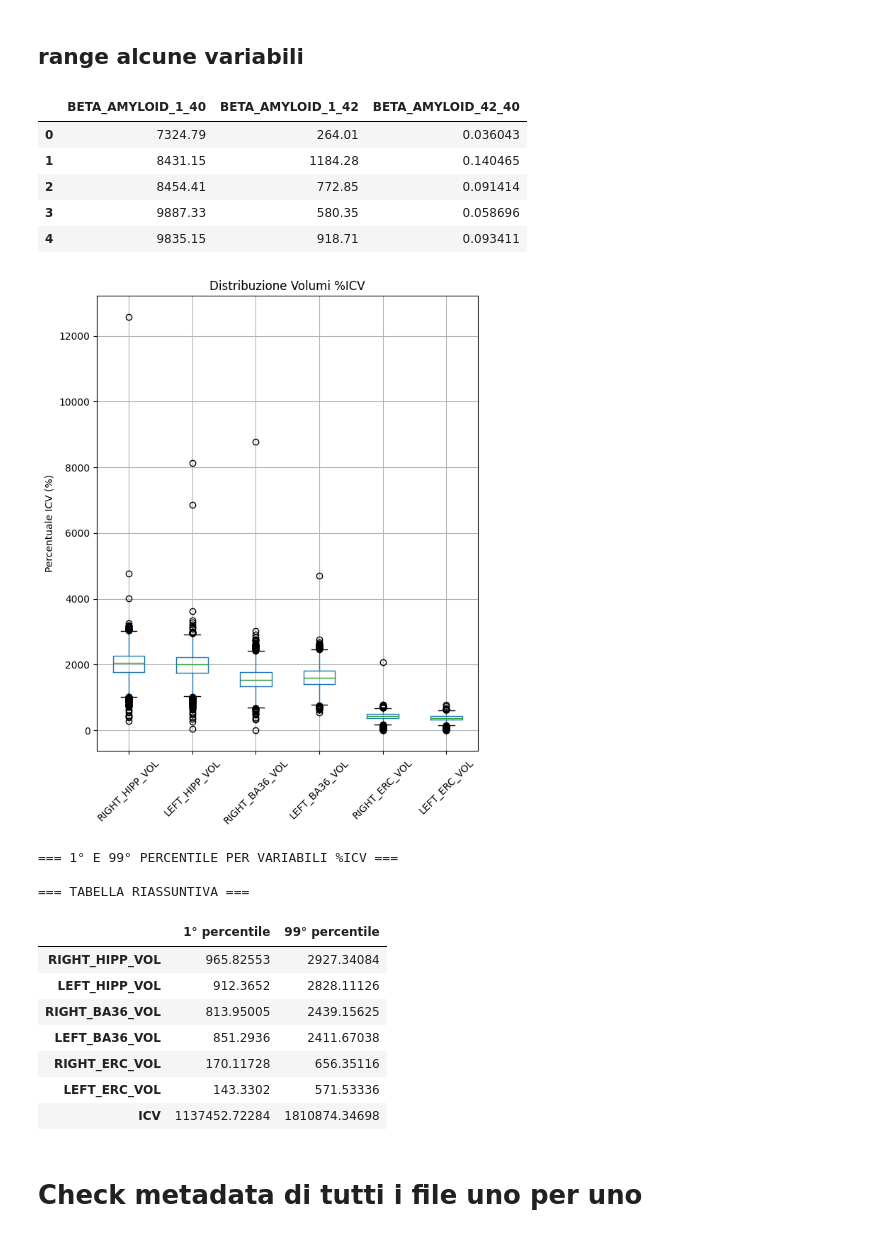
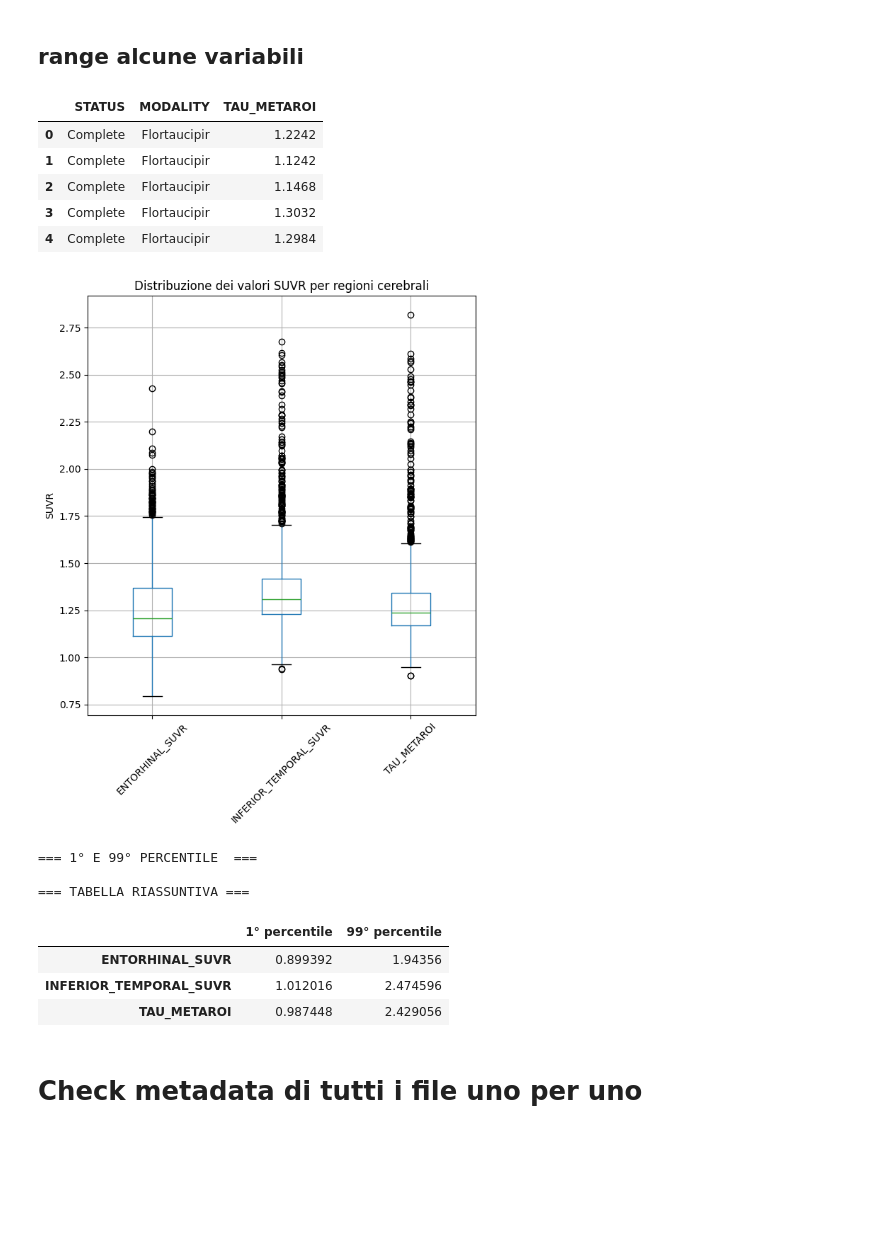
Before and after one commit to ifabfoundation/AIND, a Jupyter notebook: WP-2/Data_cleaning/prove_download.ipynb, the cells around one changed output. Drawn from its saved outputs; the diff is of its cells as text; code cells hidden in the pictures; blank space fills up the shorter version.

```diff
--- a/WP-2/Data_cleaning/prove_download.ipynb
+++ b/WP-2/Data_cleaning/prove_download.ipynb
@@ -10,7 +67,7 @@ client = DatalakeClient()
 # %% [markdown]
 ## Ricerca file
 # %%
-search = client.query_files(query={'custom.level': 'raw', 'custom.file_code': ['FUJIREBIOABETA']})
+search = client.query_files(query={'custom.level': 'raw', 'custom.file_code': ['UCBERKELEY_TAUPVC_6MM']})
 files = [x['filename'] for x in search['included_files']]
 print(len(files))# Print the number of files found
 # %% [output]
@@ -83,39 +149,39 @@ df_new
 # %% [markdown]
 ## range alcune variabili
 # %%
-var_interesse = ['BETA_AMYLOID_1_40', 'BETA_AMYLOID_1_42', 'BETA_AMYLOID_42_40']
+var_interesse = ['ENTORHINAL_SUVR', 'INFERIOR_TEMPORAL_SUVR', 'TAU_METAROI']   #Standardized Uptake Value Ratio = SUVR
 df_interesse= df_new[var_interesse]
 df_interesse.head()
 # %% [output]
-|  | BETA_AMYLOID_1_40 | BETA_AMYLOID_1_42 | BETA_AMYLOID_42_40 |
-| 0 | 7324.79 | 264.01 | 0.036043 |
-| 1 | 8431.15 | 1184.28 | 0.140465 |
-| 2 | 8454.41 | 772.85 | 0.091414 |
-| 3 | 9887.33 | 580.35 | 0.058696 |
-| 4 | 9835.15 | 918.71 | 0.093411 |
+|  | STATUS | MODALITY | TAU_METAROI |
+| 0 | Complete | Flortaucipir | 1.2242 |
+| 1 | Complete | Flortaucipir | 1.1242 |
+| 2 | Complete | Flortaucipir | 1.1468 |
+| 3 | Complete | Flortaucipir | 1.3032 |
+| 4 | Complete | Flortaucipir | 1.2984 |
 # %%
 import matplotlib.pyplot as plt
 import seaborn as sns
 
 # Configurazione del plot
 plt.figure(figsize=(12, 8))
 
 # Box plot per le percentuali ICV
 
 
 
 plt.subplot(1, 2, 2)
 df_interesse.boxplot(rot=45)
-plt.title('Distribuzione Volumi %ICV')
-plt.ylabel('Percentuale ICV (%)')
+plt.title('Distribuzione dei valori SUVR per regioni cerebrali')
+plt.ylabel('SUVR')
 
 plt.tight_layout()
 plt.show()
 # %% [output]
-[figure, old version]
+[figure, new version]
 # %%
 # Calcolo del 1° e 99° percentile per ciascun volume ICV
-print("=== 1° E 99° PERCENTILE PER VARIABILI %ICV ===")
+print("=== 1° E 99° PERCENTILE  ===")
 print()
 
 percentiles = [1, 99]
@@ -129,17 +195,13 @@ for var in  var_interesse:
 print("=== TABELLA RIASSUNTIVA ===")
 percentile_df.round(6)
 # %% [output]
-=== 1° E 99° PERCENTILE PER VARIABILI %ICV ===
+=== 1° E 99° PERCENTILE  ===
 
 === TABELLA RIASSUNTIVA ===
 |  | 1° percentile | 99° percentile |
-| RIGHT_HIPP_VOL | 965.82553 | 2927.34084 |
-| LEFT_HIPP_VOL | 912.3652 | 2828.11126 |
-| RIGHT_BA36_VOL | 813.95005 | 2439.15625 |
-| LEFT_BA36_VOL | 851.2936 | 2411.67038 |
-| RIGHT_ERC_VOL | 170.11728 | 656.35116 |
-| LEFT_ERC_VOL | 143.3302 | 571.53336 |
-| ICV | 1137452.72284 | 1810874.34698 |
+| ENTORHINAL_SUVR | 0.899392 | 1.94356 |
+| INFERIOR_TEMPORAL_SUVR | 1.012016 | 2.474596 |
+| TAU_METAROI | 0.987448 | 2.429056 |
 # %% [markdown]
 #  Check metadata di tutti i file uno per uno
 # %%
```
Also changed, not shown: parts of 9 cells of this notebook, 19 other files.
